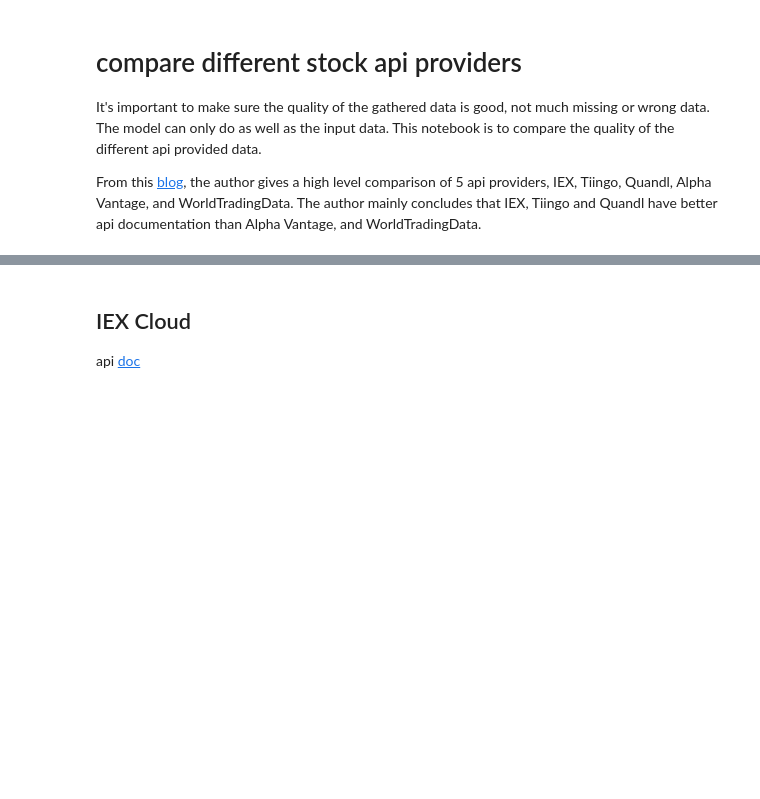
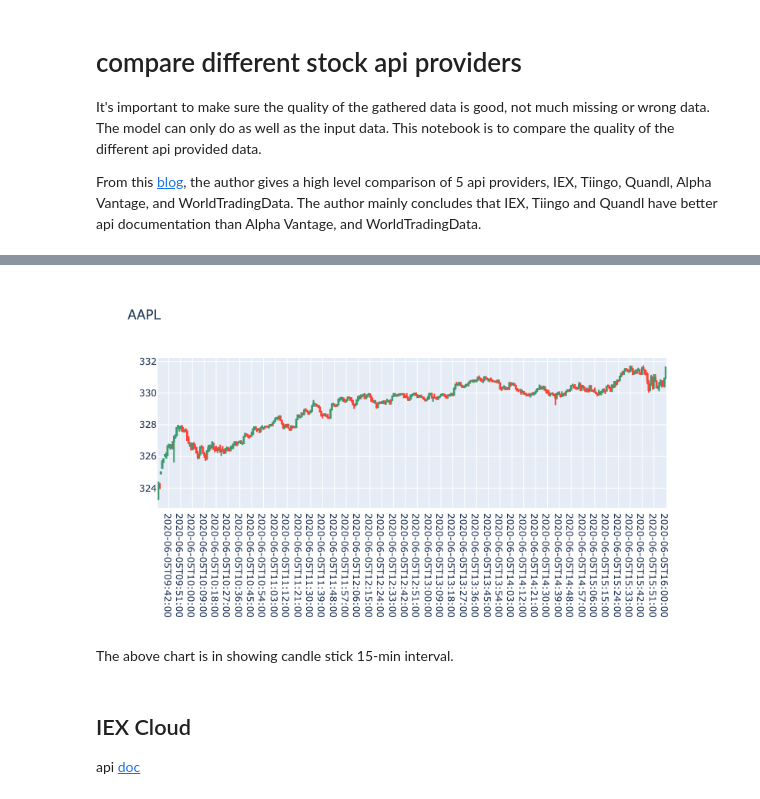
Before and after one commit to glenwang/AITrading, a Jupyter notebook: api_compare.ipynb, the cells around one changed output, grey strips where cells are left out. Cells and saved outputs as stored; diff of their text form; code cells hidden in the pictures; blank space fills up the shorter version.

```diff
--- a/api_compare.ipynb
+++ b/api_compare.ipynb
@@ -22,8 +32,11 @@ ts = TimeSeries(key, output_format='pandas')
 ti = TechIndicators(key)
 
 ticker='AAPL'
+interval='1min'  # 1min, 5min, 15min, 30min, 60min
+outputsize='full' # compact, full
+
 # Get the data, returns a tuple
 # aapl_data is a pandas dataframe, aapl_meta_data is a dict
-aapl_data, aapl_meta_data = ts.get_intraday(symbol=ticker) #for intraday price, ts.get_intraday. Daily price, ts.get_daily
+aapl_data, aapl_meta_data = ts.get_intraday(symbol=ticker, interval=interval, outputsize=outputsize) #for intraday price, ts.get_intraday. Daily price, ts.get_daily
 # aapl_sma is a dict, aapl_meta_sma also a dict
 aapl_sma, aapl_meta_sma = ti.get_sma(symbol=ticker)
@@ -56,0 +43,16 @@ df.head(15)
+# %%
+
+# returned data is for last 5 days, then get only one day's data
+
+
+date = '2020-06-05'
+date_obj = datetime.strptime(date, '%Y-%m-%d')
+
+av_df= aapl_data[aapl_data.index > date_obj]
+print(av_df.shape)
+print(av_df.tail(15))
+# print(av_df.head(15))
+
+# df.to_csv('priceData.csv')
+#read data from the csv file
+#df=pd.read_csv('priceData.csv').set_index(['date'])
@@ -57,19 +78,21 @@ df.head(15)
 # %%
 # %matplotlib inline
 
-# import plotly.graph_objects as go
+dfChart = av_df
 
-# dfChart = dfRatio
+fig = go.Figure(data=[go.Candlestick(x=dfChart.index,
+                open=dfChart['1. open'], high=dfChart['2. high'],
+                low=dfChart['3. low'], close=dfChart['4. close'])
+                     ])
 
-# fig = go.Figure(data=[go.Candlestick(x=dfChart.index,
-#                 open=dfChart['1. open'], high=dfChart['2. high'],
-#                 low=dfChart['3. low'], close=dfChart['4. close'])
-#                      ])
-
-# #add xaxis_type='category' and fig.update_xaxes(autorange="reversed") to remove the datetime gaps
-# fig.update_layout(xaxis_type='category', xaxis_rangeslider_visible=False, title_text=ticker)
-# fig.update_xaxes(autorange="reversed")
-# fig.show()
+#add xaxis_type='category' and fig.update_xaxes(autorange="reversed") to remove the datetime gaps
+fig.update_layout(xaxis_type='category', xaxis_rangeslider_visible=False, title_text=ticker)
+fig.update_xaxes(autorange="reversed")
+fig.show()
+# %% [output]
+[figure, added]
+# %% [markdown]
+The above chart is in showing candle stick 15-min interval.
 # %% [markdown]
 ## IEX Cloud
 
```
Also changed, not shown: parts of 12 cells of this notebook.
